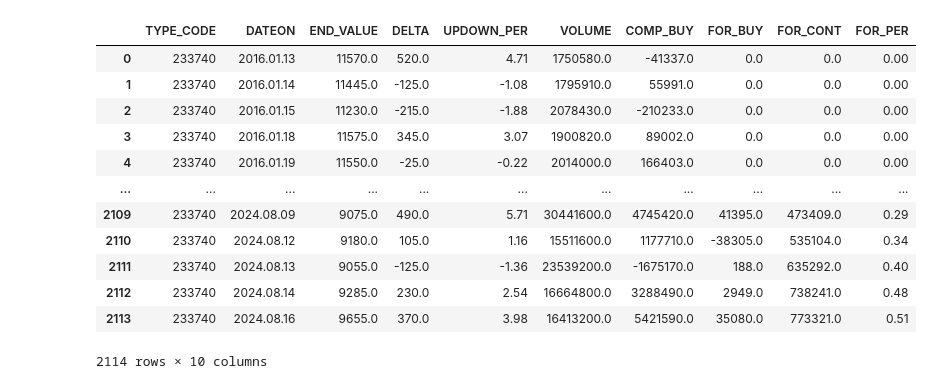
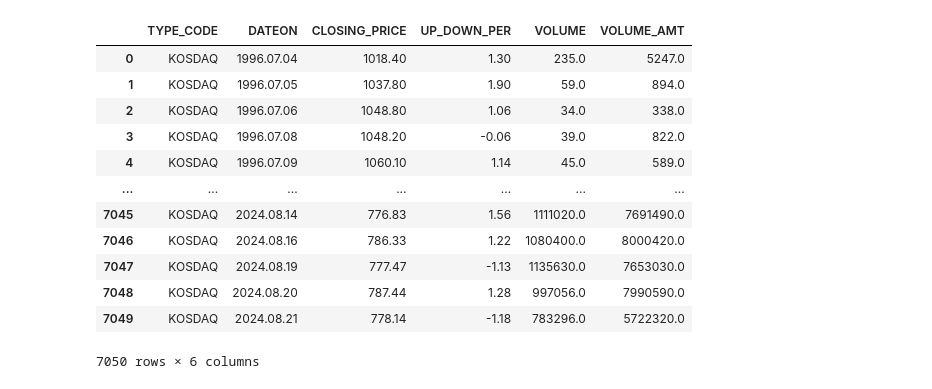
Before and after one commit to gonni/myFirstPyCrawl, a Jupyter notebook: ml/StockPredict2.ipynb, the cells around one changed output. Saved outputs shown, nothing was run; the diff lists cells and outputs as text; code cells hidden in the pictures.

Commit message:
daily commit

```diff
--- a/ml/StockPredict2.ipynb
+++ b/ml/StockPredict2.ipynb
@@ -8,45 +8,57 @@ conn = pymysql.connect(host='localhost',
                        db='zio',
                        charset='utf8mb4',
                        autocommit=True,
                        cursorclass=pymysql.cursors.DictCursor)
 
 def get_investors_volume() :
     cur = conn.cursor()
     sql = "select DATEON, PERSONAL, FOREIGNER, COMPANY, FINANCE, INSURANCE, TOOSIN, BANK, ETC_FIN, GOV_FUND, ETC_FUND from CRAWL_INVESTOR_DAILY_VOLUME where TYPE_CODE='02'"
     cur.execute(sql)
     result = cur.fetchall()
     cur.close()
     df = pd.DataFrame(result)
     df = df.set_index('DATEON')
     return df
 
 def exec_query(sql) -> pd.DataFrame :
     cur = conn.cursor()
     cur.execute(sql)
     result = cur.fetchall()
     # print(result.count())
     cur.close()
     df = pd.DataFrame(result)
     return df
 
 def end_price(sql = "select * from CRWAL_INVESTOR_STOCK_TYPE") :
     return exec_query(sql)
 
+def get_daily_kosdaq() :
+    sql = 'select * from CRAWL_MARKET_DAILY_DATA'
+    return exec_query(sql)
+
+def get_daily_investors_volume() :
+    sql = "select DATEON, PERSONAL, FOREIGNER, COMPANY, FINANCE, INSURANCE, TOOSIN, BANK, ETC_FIN, GOV_FUND, ETC_FUND from CRAWL_INVESTOR_DAILY_VOLUME where TYPE_CODE='02'"
+    return exec_query(sql)
+
 # get_investors_volume()
 
-end_price()
+#end_price()
+get_daily_kosdaq()
+
+# from pycaret.datasets import get_data
+# get_data('insurance')
 # %% [output]
-|  | TYPE_CODE | DATEON | END_VALUE | DELTA | UPDOWN_PER | VOLUME | COMP_BUY | FOR_BUY | FOR_CONT | FOR_PER |
-| 0 | 233740 | 2016.01.13 | 11570.0 | 520.0 | 4.71 | 1750580.0 | -41337.0 | 0.0 | 0.0 | 0.00 |
-| 1 | 233740 | 2016.01.14 | 11445.0 | -125.0 | -1.08 | 1795910.0 | 55991.0 | 0.0 | 0.0 | 0.00 |
-| 2 | 233740 | 2016.01.15 | 11230.0 | -215.0 | -1.88 | 2078430.0 | -210233.0 | 0.0 | 0.0 | 0.00 |
-| 3 | 233740 | 2016.01.18 | 11575.0 | 345.0 | 3.07 | 1900820.0 | 89002.0 | 0.0 | 0.0 | 0.00 |
-| 4 | 233740 | 2016.01.19 | 11550.0 | -25.0 | -0.22 | 2014000.0 | 166403.0 | 0.0 | 0.0 | 0.00 |
-| ... | ... | ... | ... | ... | ... | ... | ... | ... | ... | ... |
-| 2109 | 233740 | 2024.08.09 | 9075.0 | 490.0 | 5.71 | 30441600.0 | 4745420.0 | 41395.0 | 473409.0 | 0.29 |
-| 2110 | 233740 | 2024.08.12 | 9180.0 | 105.0 | 1.16 | 15511600.0 | 1177710.0 | -38305.0 | 535104.0 | 0.34 |
-| 2111 | 233740 | 2024.08.13 | 9055.0 | -125.0 | -1.36 | 23539200.0 | -1675170.0 | 188.0 | 635292.0 | 0.40 |
-| 2112 | 233740 | 2024.08.14 | 9285.0 | 230.0 | 2.54 | 16664800.0 | 3288490.0 | 2949.0 | 738241.0 | 0.48 |
-| 2113 | 233740 | 2024.08.16 | 9655.0 | 370.0 | 3.98 | 16413200.0 | 5421590.0 | 35080.0 | 773321.0 | 0.51 |
+|  | TYPE_CODE | DATEON | CLOSING_PRICE | UP_DOWN_PER | VOLUME | VOLUME_AMT |
+| 0 | KOSDAQ | 1996.07.04 | 1018.40 | 1.30 | 235.0 | 5247.0 |
+| 1 | KOSDAQ | 1996.07.05 | 1037.80 | 1.90 | 59.0 | 894.0 |
+| 2 | KOSDAQ | 1996.07.06 | 1048.80 | 1.06 | 34.0 | 338.0 |
+| 3 | KOSDAQ | 1996.07.08 | 1048.20 | -0.06 | 39.0 | 822.0 |
+| 4 | KOSDAQ | 1996.07.09 | 1060.10 | 1.14 | 45.0 | 589.0 |
+| ... | ... | ... | ... | ... | ... | ... |
+| 7045 | KOSDAQ | 2024.08.14 | 776.83 | 1.56 | 1111020.0 | 7691490.0 |
+| 7046 | KOSDAQ | 2024.08.16 | 786.33 | 1.22 | 1080400.0 | 8000420.0 |
+| 7047 | KOSDAQ | 2024.08.19 | 777.47 | -1.13 | 1135630.0 | 7653030.0 |
+| 7048 | KOSDAQ | 2024.08.20 | 787.44 | 1.28 | 997056.0 | 7990590.0 |
+| 7049 | KOSDAQ | 2024.08.21 | 778.14 | -1.18 | 783296.0 | 5722320.0 |
-2114 rows × 10 columns
+7050 rows × 6 columns
 # %%
```
Also changed, not shown: parts of 5 cells of this notebook, 2 other files.
